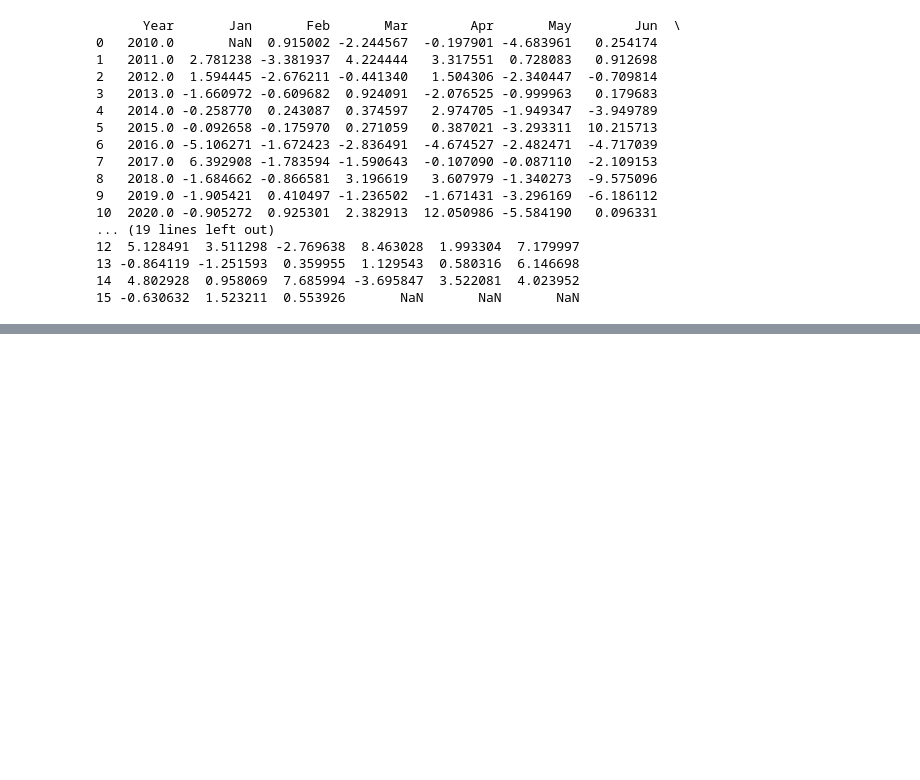
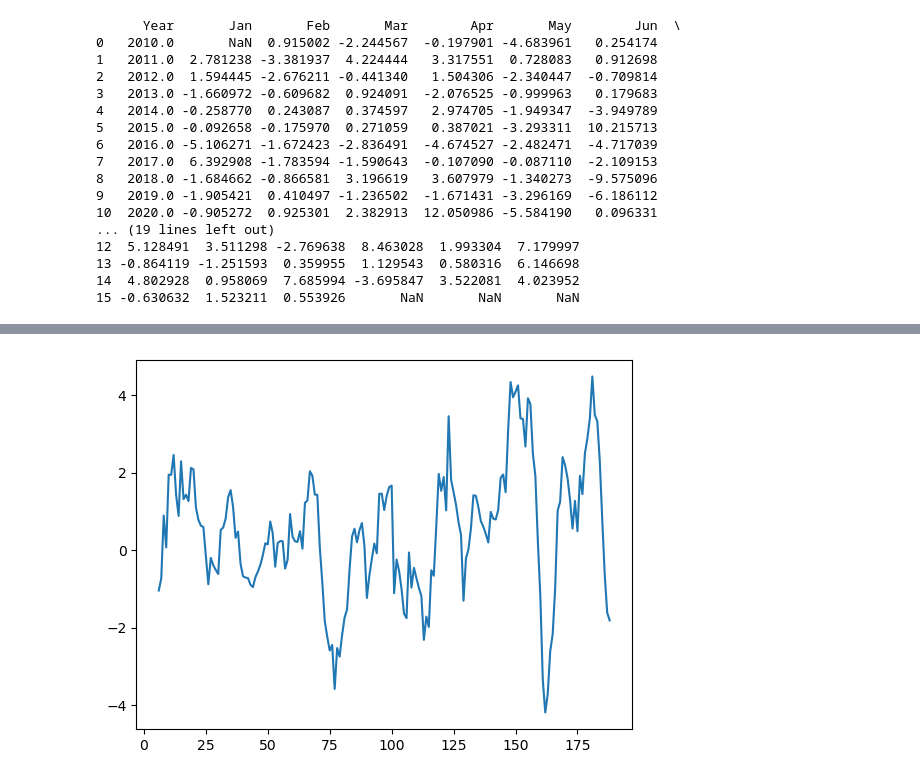
Before and after one commit to Yimo-Liu-13196/MAD2502, a Jupyter notebook: Project.ipynb, the cells around one changed output, grey strips where cells are left out. Saved outputs shown, nothing was run; the diff lists cells and outputs as text; code cells hidden in the pictures; blank space fills up the shorter version.

```diff
--- a/Project.ipynb
+++ b/Project.ipynb
@@ -35,0 +135,7 @@ print(agg_cpi_df)
+# %%
+rolling_averaged_agg_cpi = pd.Series(y).rolling(window=6).mean()
+plt.plot(rolling_averaged_agg_cpi)
+plt.savefig("aggregate_inflation_data_6_month_roll", dpi=300, bbox_inches="tight")
+plt.show()
+# %% [output]
+[figure, added]
```
Also changed, not shown: parts of 7 cells of this notebook.
